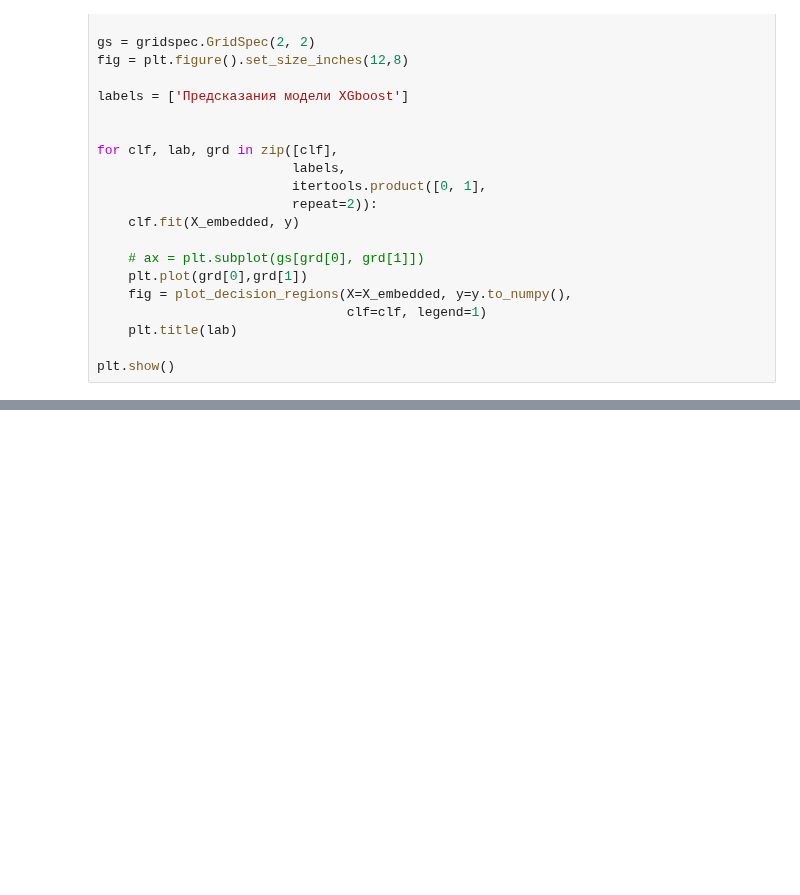
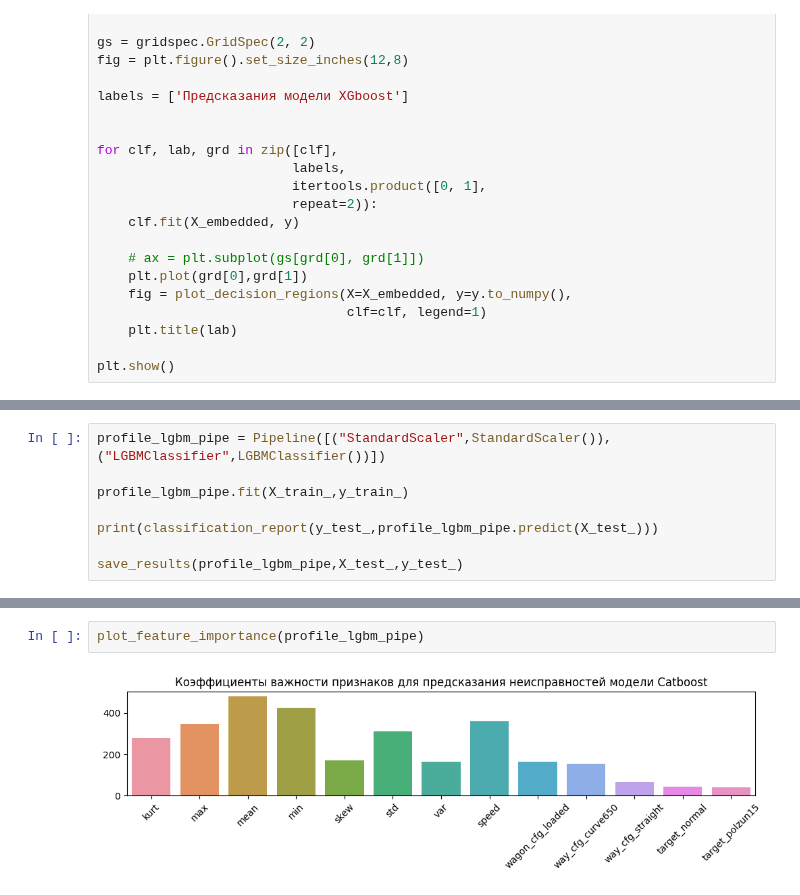
Before and after one commit to daniilgorenkov/Dissertation, a Jupyter notebook: observe.ipynb, the cells around one changed output, grey strips where cells are left out. Cells and saved outputs as stored; diff of their text form; blank space fills up the shorter version.

```diff
--- a/observe.ipynb
+++ b/observe.ipynb
@@ -1048,0 +1077,8 @@ plt.show()
+# %%
+profile_lgbm_pipe = Pipeline([("StandardScaler",StandardScaler()),("LGBMClassifier",LGBMClassifier())])
+
+profile_lgbm_pipe.fit(X_train_,y_train_)
+
+print(classification_report(y_test_,profile_lgbm_pipe.predict(X_test_)))
+
+save_results(profile_lgbm_pipe,X_test_,y_test_)
@@ -1048,0 +1101,4 @@ plt.show()
+# %%
+plot_feature_importance(profile_lgbm_pipe)
+# %% [output]
+[figure, added]
```
Also changed, not shown: parts of 54 cells of this notebook, 1 other file.
